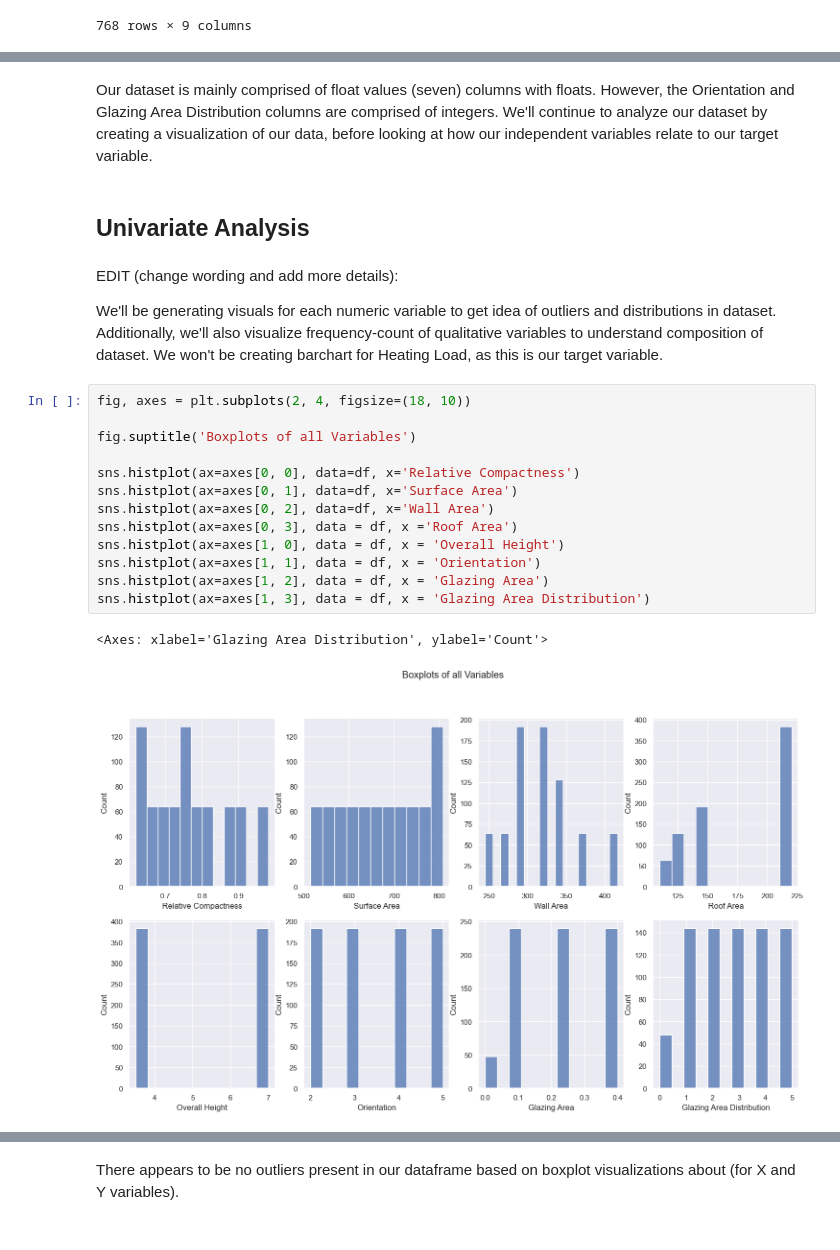
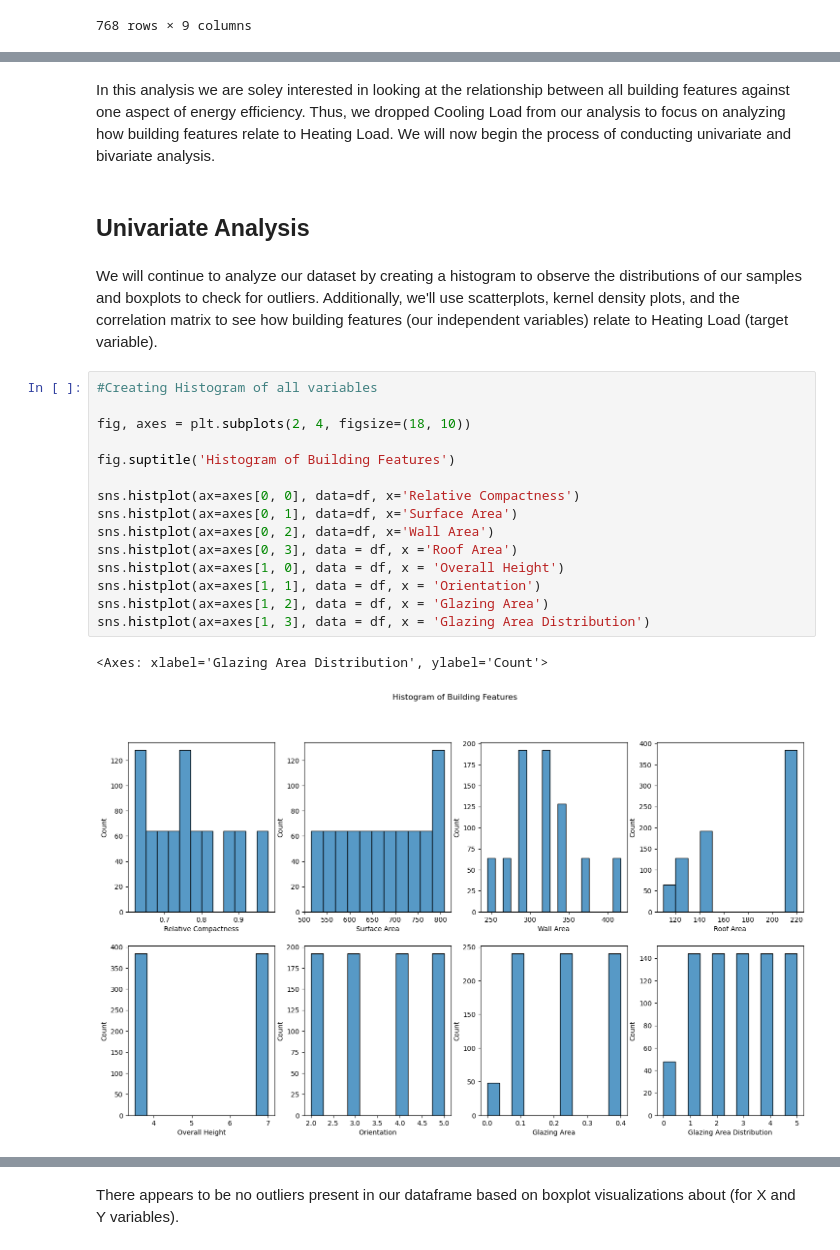
Before and after one commit to ufomaok/energy_efficiency, a Jupyter notebook: notebooks/Exploration.ipynb, the cells around one changed output, grey strips where cells are left out. Saved outputs shown, nothing was run; the diff lists cells and outputs as text.

```diff
--- a/notebooks/Exploration.ipynb
+++ b/notebooks/Exploration.ipynb
@@ -97,27 +104,27 @@ df
-# %% [markdown]
-Our dataset is mainly comprised of float values (seven) columns with floats. However, the Orientation and Glazing Area Distribution columns are comprised of integers. We'll continue to analyze our dataset by creating a visualization of our data, before looking at how our independent variables relate to our target variable.
+# %% [markdown]
+In this analysis we are soley interested in looking at the relationship between all building features against one aspect of energy efficiency. Thus, we dropped Cooling Load from our analysis to focus on analyzing how building features relate to Heating Load. We will now begin the process of conducting univariate and bivariate analysis.
 # %% [markdown]
 ## Univariate Analysis
-# %% [markdown]
-EDIT (change wording and add more details):
-
-We'll be generating visuals for each numeric variable to get idea of outliers and distributions in dataset. Additionally, we'll also visualize frequency-count of qualitative variables to understand composition of dataset. We won't be creating barchart for Heating Load, as this is our target variable.
+# %% [markdown]
+ We will continue to analyze our dataset by creating a histogram to observe the distributions of our samples and boxplots to check for outliers. Additionally, we'll use scatterplots, kernel density plots, and the correlation matrix to see how building features (our independent variables) relate to Heating Load (target variable).
 # %%
+#Creating Histogram of all variables
+
 fig, axes = plt.subplots(2, 4, figsize=(18, 10))
 
-fig.suptitle('Boxplots of all Variables')
+fig.suptitle('Histogram of Building Features')
 
 sns.histplot(ax=axes[0, 0], data=df, x='Relative Compactness')
 sns.histplot(ax=axes[0, 1], data=df, x='Surface Area')
 sns.histplot(ax=axes[0, 2], data=df, x='Wall Area')
 sns.histplot(ax=axes[0, 3], data = df, x ='Roof Area')
 sns.histplot(ax=axes[1, 0], data = df, x = 'Overall Height')
 sns.histplot(ax=axes[1, 1], data = df, x = 'Orientation')
 sns.histplot(ax=axes[1, 2], data = df, x = 'Glazing Area')
 sns.histplot(ax=axes[1, 3], data = df, x = 'Glazing Area Distribution')
 # %% [output]
 <Axes: xlabel='Glazing Area Distribution', ylabel='Count'>
-[figure, old version]
+[figure, new version]
 # %%
 #Histogram of Heating Load (Y variable, our target)
 sns.histplot(data = df, x = 'Heating Load')
```
Also changed, not shown: parts of 10 cells of this notebook, 1 other file.
